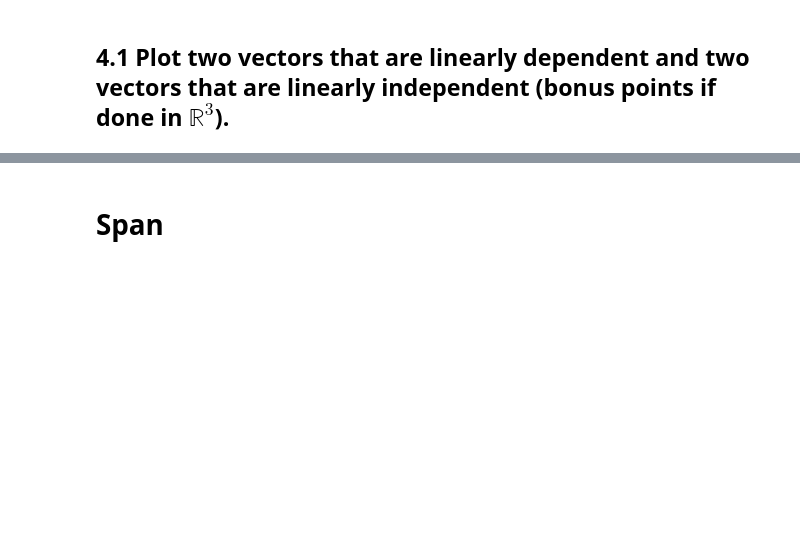
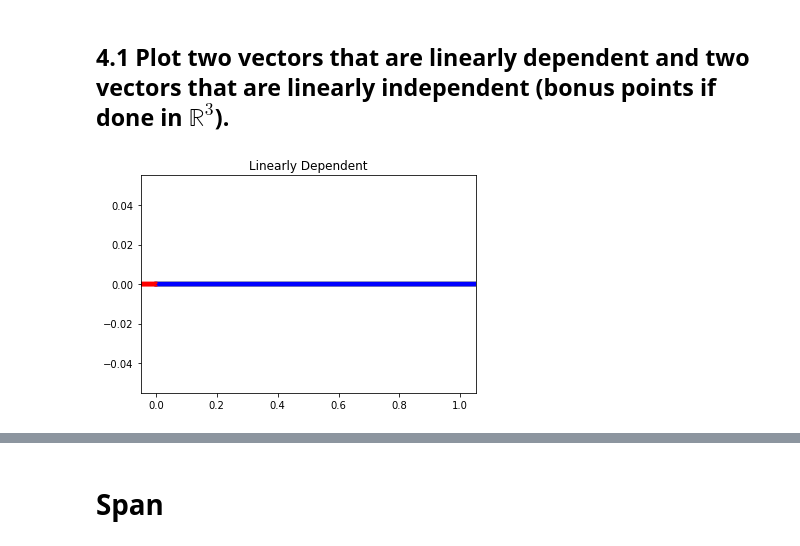
Before and after one commit to ahvblackwelltech/DS-Unit-1-Sprint-3-Linear-Algebra, a Jupyter notebook: module2-intermediate-linear-algebra/Ahvi_Blackwell_LS_DS_132_Intermediate_Linear_Algebra_Assignment.ipynb, the cells around one changed output, grey strips where cells are left out. Cells and saved outputs as stored; diff of their text form; code cells hidden in the pictures; blank space fills up the shorter version.

```diff
--- a/module2-intermediate-linear-algebra/Ahvi_Blackwell_LS_DS_132_Intermediate_Linear_Algebra_Assignment.ipynb
+++ b/module2-intermediate-linear-algebra/Ahvi_Blackwell_LS_DS_132_Intermediate_Linear_Algebra_Assignment.ipynb
@@ -270,3 +284,27 @@ f = \begin{bmatrix} 4 & 12 & 11 & 9 & 2 \end{bmatrix}
 # Linear Independence / Dependence
 # %% [markdown]
 ## 4.1 Plot two vectors that are linearly dependent and two vectors that are linearly independent (bonus points if done in $\mathbb{R}^3$).
+# %%
+# Vectors that are linearly Dependent
+
+plt.xlim()
+plt.ylim()
+
+vec_x = np.array([7,0])
+
+vec_x1 = np.multiply(2, vec_x)
+vec_x2 = np.multiply(-1, vec_x)
+
+axes = plt.gca()
+x_val = np.array(axes.get_xlim())
+y_val = 0*x_val
+
+plt.plot(x_val, y_val, '--', color='b', linewidth=1)
+plt.arrow(0, 0, vec_x1[0], vec_x1[1], linewidth=3, head_width=.05, head_length=0.05, color='yellow')
+plt.arrow(0, 0, vec_x[0], vec_x[1], linewidth=3, head_width=.05, head_length=0.05, color='blue')
+plt.arrow(0, 0, vec_x2[0], vec_x2[1], linewidth=3, head_width=.05, head_length=0.05, color='red')
+plt.title('Linearly Dependent')
+
+plt.show()
+# %% [output]
+[figure, added]
```
Also changed, not shown: parts of 22 cells of this notebook.
